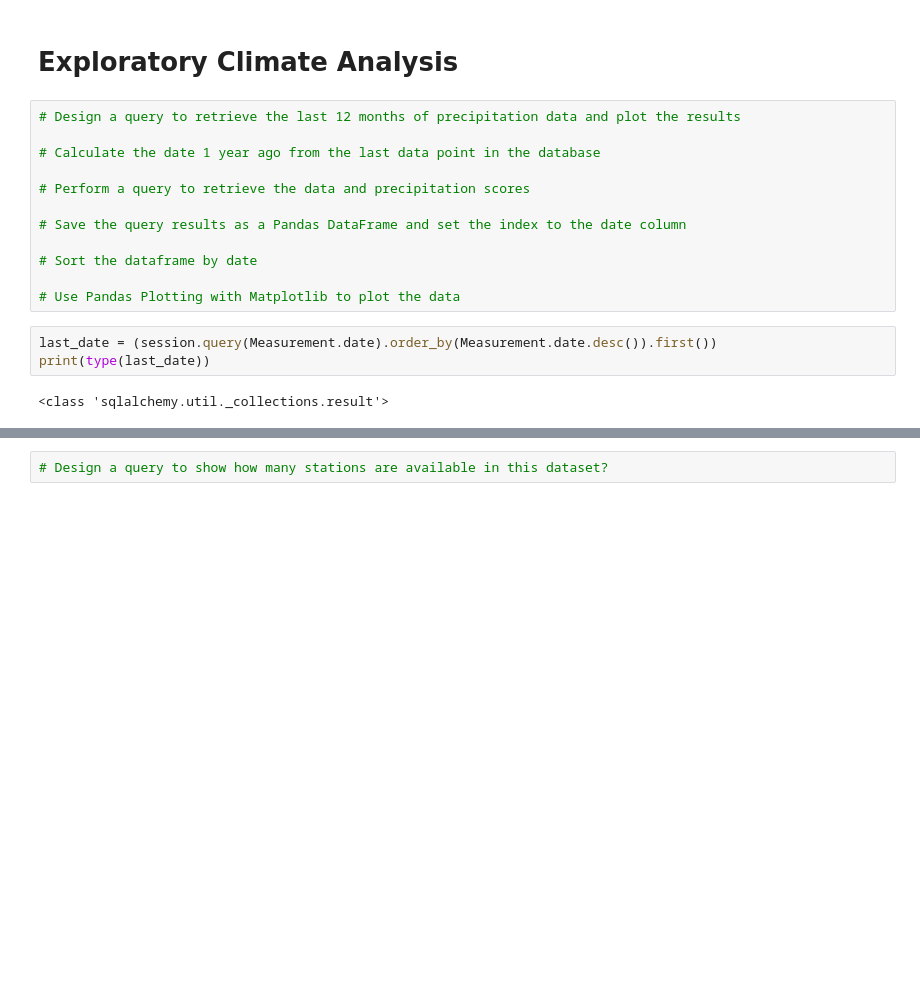
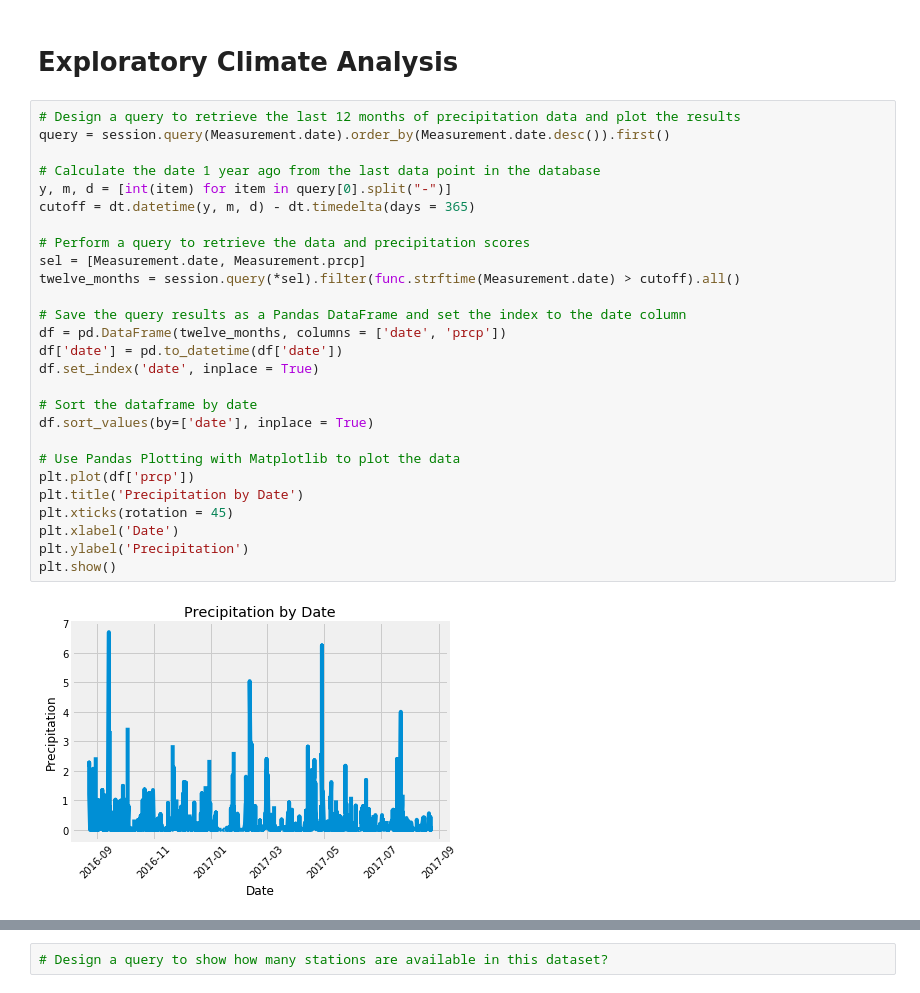
Before and after one commit to jaime030690/sqlalchemy-challenge, a Jupyter notebook: climate_starter.ipynb, the cells around one changed output, grey strips where cells are left out. Cells and saved outputs as stored; diff of their text form; blank space fills up the shorter version.

Commit message:
completed first query

```diff
--- a/climate_starter.ipynb
+++ b/climate_starter.ipynb
@@ -39,18 +39,30 @@ session = Session(engine)
 # Exploratory Climate Analysis
 # %%
 # Design a query to retrieve the last 12 months of precipitation data and plot the results
+query = session.query(Measurement.date).order_by(Measurement.date.desc()).first()
 
 # Calculate the date 1 year ago from the last data point in the database
+y, m, d = [int(item) for item in query[0].split("-")]
+cutoff = dt.datetime(y, m, d) - dt.timedelta(days = 365)
 
 # Perform a query to retrieve the data and precipitation scores
+sel = [Measurement.date, Measurement.prcp]
+twelve_months = session.query(*sel).filter(func.strftime(Measurement.date) > cutoff).all()
 
 # Save the query results as a Pandas DataFrame and set the index to the date column
+df = pd.DataFrame(twelve_months, columns = ['date', 'prcp'])
+df['date'] = pd.to_datetime(df['date'])
+df.set_index('date', inplace = True)
 
 # Sort the dataframe by date
+df.sort_values(by=['date'], inplace = True)
 
 # Use Pandas Plotting with Matplotlib to plot the data
+plt.plot(df['prcp'])
+plt.title('Precipitation by Date')
+plt.xticks(rotation = 45)
+plt.xlabel('Date')
+plt.ylabel('Precipitation')
+plt.show()
+# %% [output]
+[figure, added]
-# %%
-last_date = (session.query(Measurement.date).order_by(Measurement.date.desc()).first())
-print(type(last_date))
-# %% [output]
-<class 'sqlalchemy.util._collections.result'>
```
Also changed, not shown: parts of 3 cells of this notebook.
